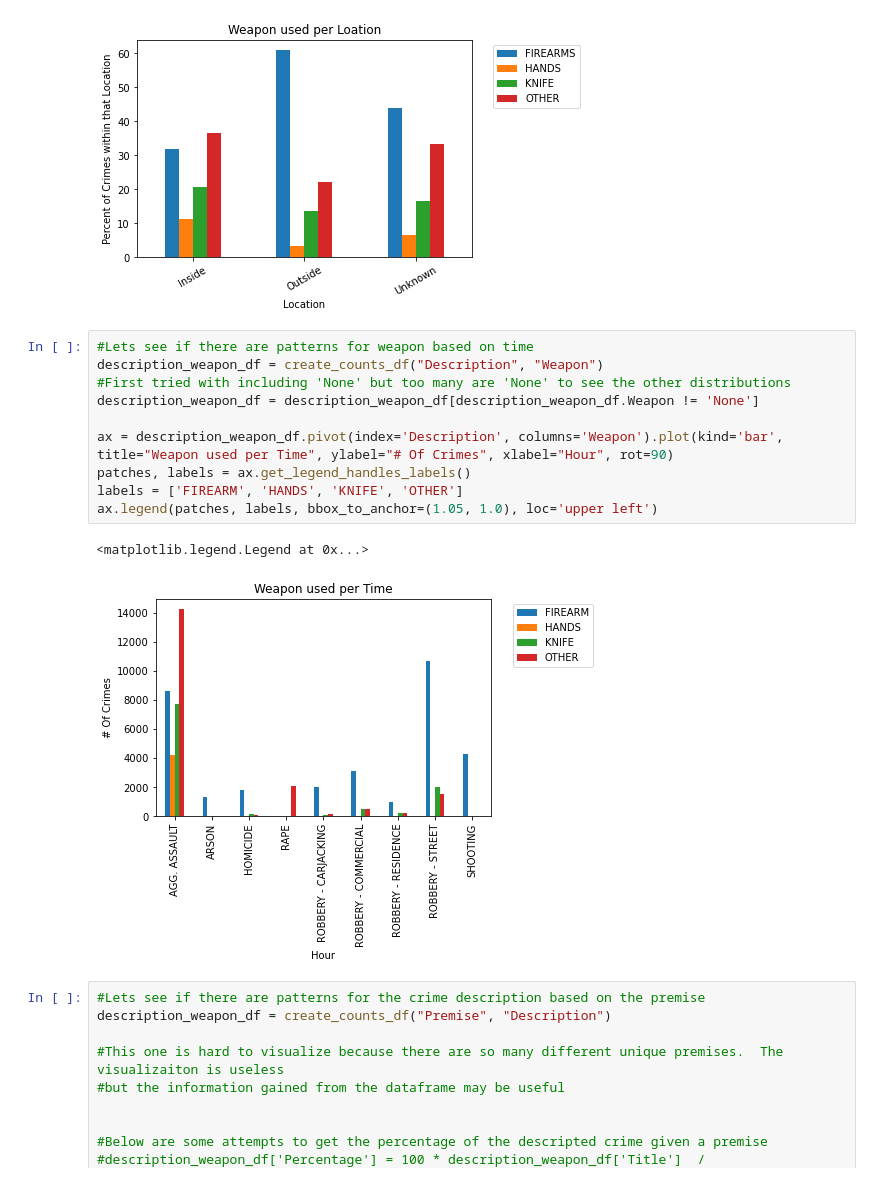
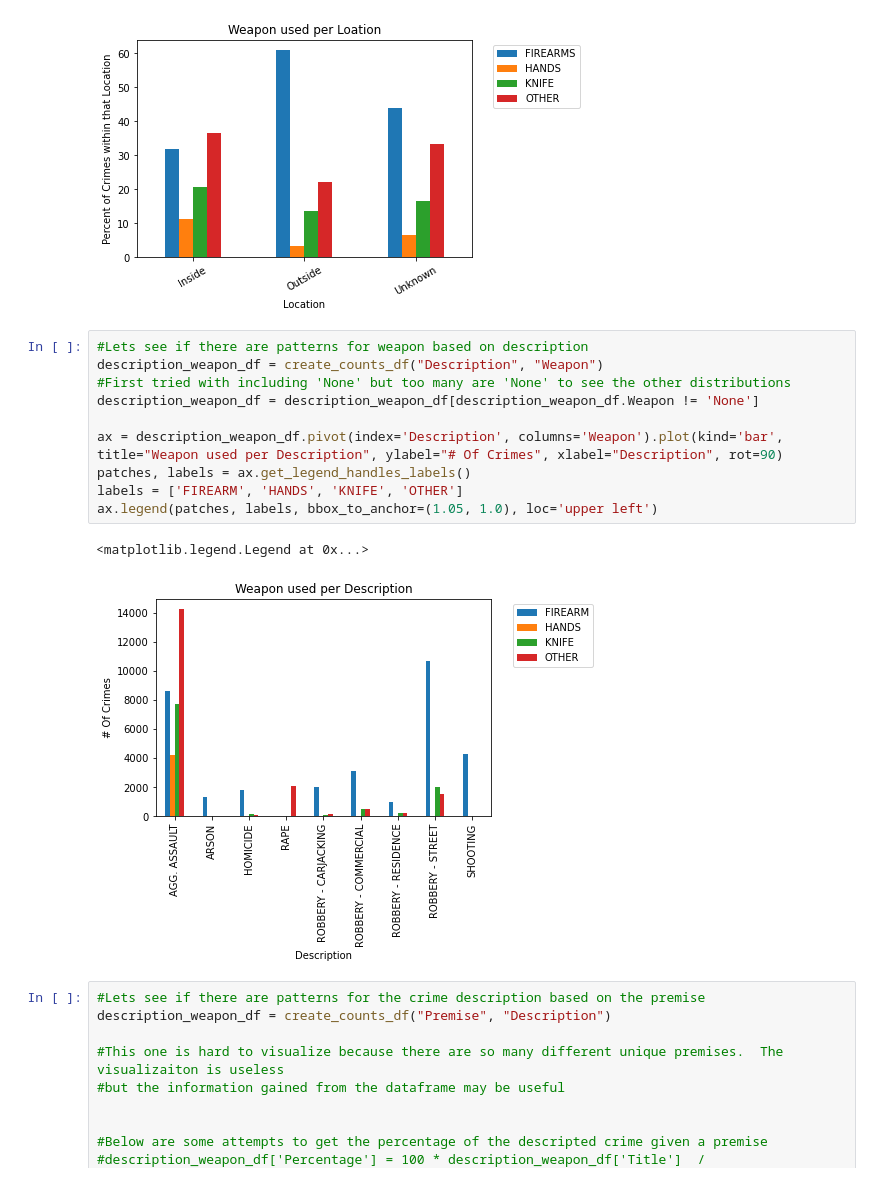
Before and after one commit to zvance1/DATA601-HW1, a Jupyter notebook: notebooks/explore.ipynb, the cells around one changed output. Drawn from its saved outputs; the diff is of its cells as text.

Commit message:
adding images

```diff
--- a/notebooks/explore.ipynb
+++ b/notebooks/explore.ipynb
@@ -124,18 +124,18 @@ ax.legend(patches, labels, bbox_to_anchor=(1.05, 1.0), loc='upper left')
 <matplotlib.legend.Legend at 0x...>
 [figure]
 # %%
-#Lets see if there are patterns for weapon based on time
+#Lets see if there are patterns for weapon based on description
 description_weapon_df = create_counts_df("Description", "Weapon")
 #First tried with including 'None' but too many are 'None' to see the other distributions
 description_weapon_df = description_weapon_df[description_weapon_df.Weapon != 'None']
 
-ax = description_weapon_df.pivot(index='Description', columns='Weapon').plot(kind='bar', title="Weapon used per Time", ylabel="# Of Crimes", xlabel="Hour", rot=90)
+ax = description_weapon_df.pivot(index='Description', columns='Weapon').plot(kind='bar', title="Weapon used per Description", ylabel="# Of Crimes", xlabel="Description", rot=90)
 patches, labels = ax.get_legend_handles_labels()
 labels = ['FIREARM', 'HANDS', 'KNIFE', 'OTHER']
 ax.legend(patches, labels, bbox_to_anchor=(1.05, 1.0), loc='upper left')
 # %% [output]
 <matplotlib.legend.Legend at 0x...>
-[figure, old version]
+[figure, new version]
 # %%
 #Lets see if there are patterns for the crime description based on the premise
 description_weapon_df = create_counts_df("Premise", "Description")
```
Also changed, not shown: 8 other files.
